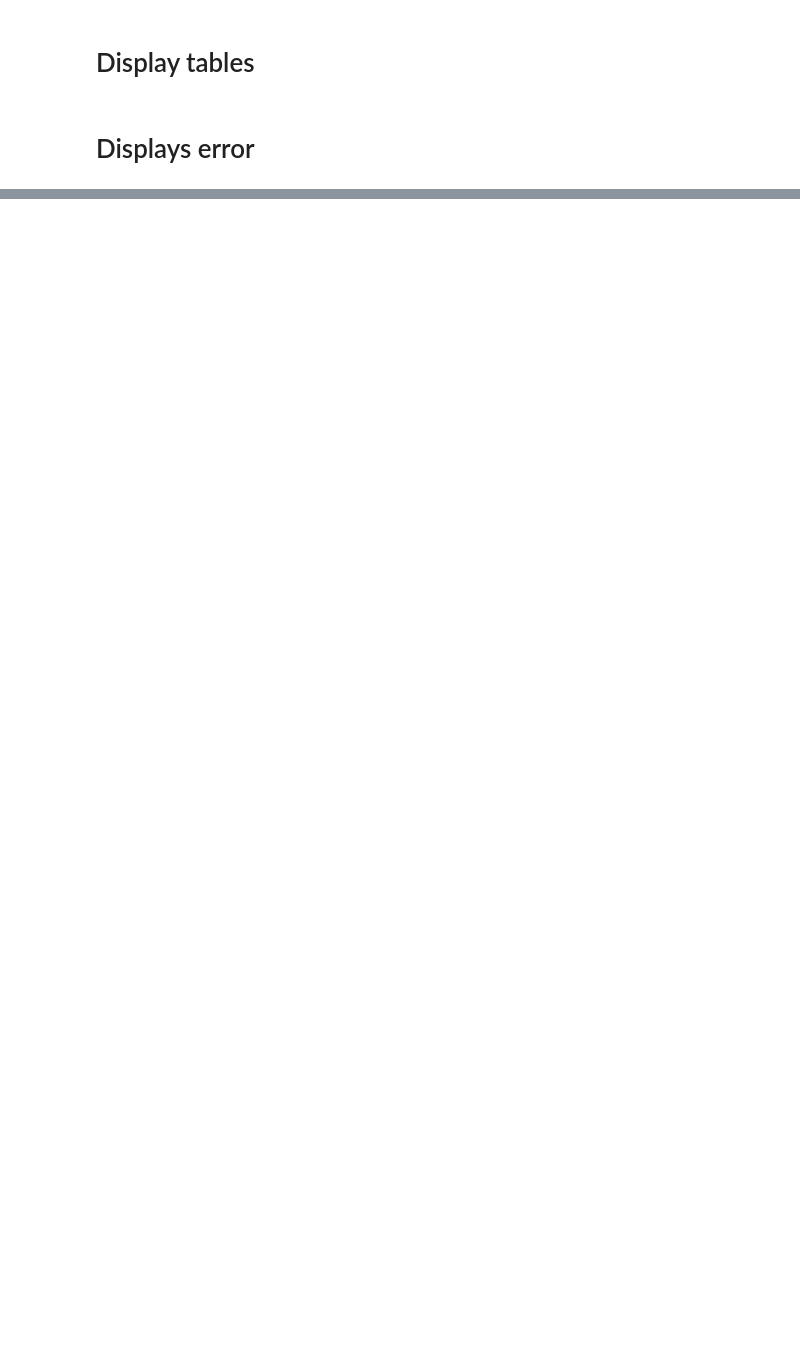
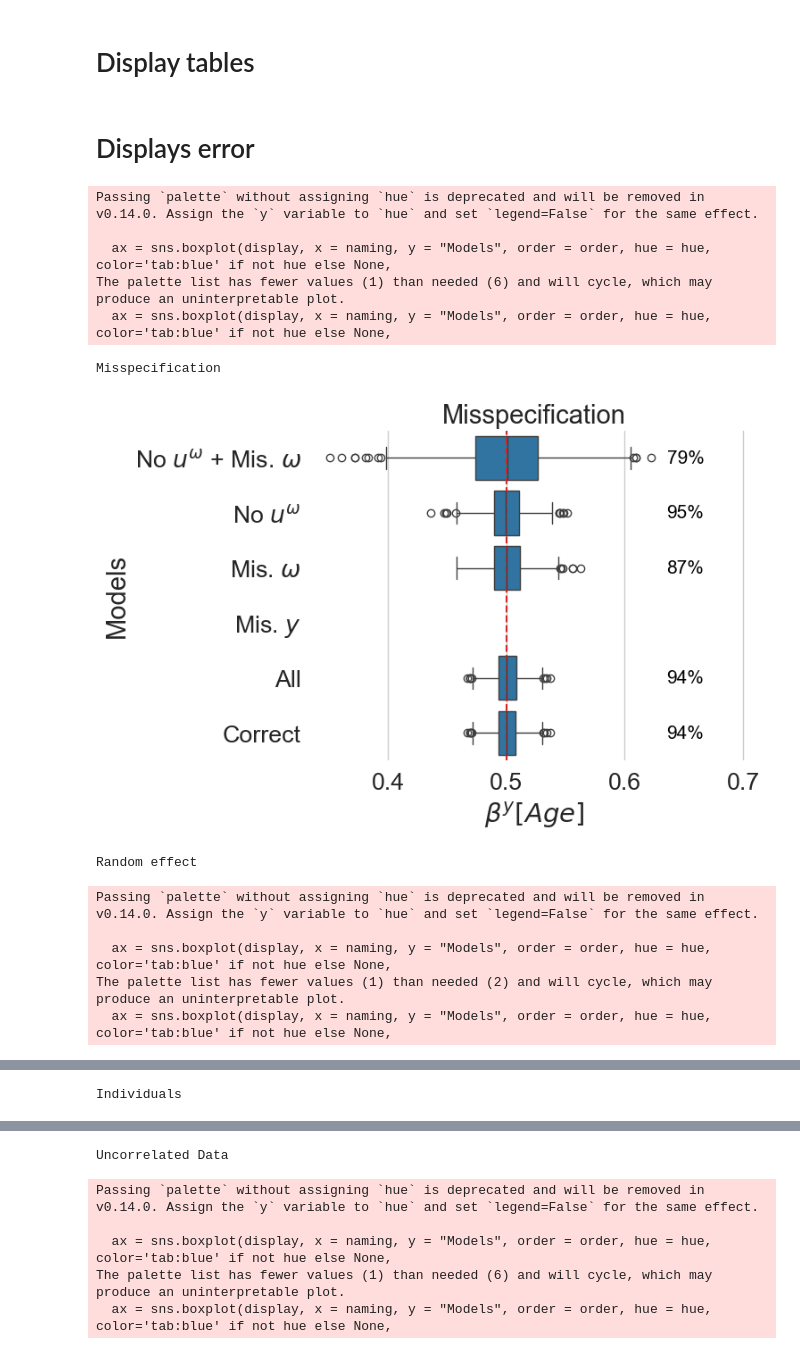
Before and after one commit to Jeanselme/IndividualVariability, a Jupyter notebook: Analysis.ipynb, the cells around one changed output, grey strips where cells are left out. Saved outputs shown, nothing was run; the diff lists cells and outputs as text; code cells hidden in the pictures; blank space fills up the shorter version.

Commit message:
Update experiments and analysis

```diff
--- a/Analysis.ipynb
+++ b/Analysis.ipynb
@@ -106,2 +127,22 @@ ci.map(lambda x: '{:.2f} ({:.2f})'.format(np.mean(x), np.std(x)))
+# %%
+display = pd.concat({r'$SD$(' + naming + ')': std_estimate,
+                     r'$\bar{\epsilon}$(' + naming + ')': average_error,
+                     r'$\bar{CI}$(' + naming + ')': average_ci}, axis = 1)
+display.columns = display.columns.reorder_levels([1, 2, 0])
+display = display.sort_index(axis=1, level=[0, 1])
+
+for experiment in display.columns.get_level_values(0).unique():
+    save = display[experiment].dropna()
+    if len(save.columns.get_level_values(0).unique()) == 1:
+        save = save.droplevel(0, axis = 1)
+    else:
+        save = save.stack(level=0)
+        save.index = save.index.reorder_levels([1, 0])
+        save = save.sort_index()
+    save = save.to_latex(float_format = '{:.3f}'.format, column_format='c' * (len(save.columns) + len(save.index.names)))
+    save = re.sub(r'\\cline\{.*?\}', r'\\midrule', save)
+    save = re.sub(r'\\multirow\[t\]', r'\\multirow[c]', save).replace('.000000', '').replace('00000', '')
+    with open('images/{}/{}.tex'.format(experiment, parameter), 'w') as f:
+        f.write(save)
 # %% [markdown]
 # Displays error
@@ -110,50 +149,79 @@ display[parameter]
 # %%
 for simulation in estimates.columns.get_level_values(0).unique():
+	print(simulation)
 	shift = 0.025
-	if simulation != 'Individuals' and simulation != 'Points':
+	if (simulation == 'Individuals' or simulation == 'Points') and (parameter == 'b_age'):
+		display = estimates[simulation]
+	else:
 		display = estimates[simulation][estimates.index != 'LMM']
-	else:
-		display = estimates[simulation]
+
 	display = display.dropna()
+
+	if len(display)	== 0:
+		print(f'No data for {simulation}')
+		continue
 
 	order = [m for m in models.values() if m in display.index.unique()][::-1]
 	hue = simulation if len(display.columns) > 1 else None
 
-	# Transform in long format
-	display = display.apply(pd.Series.explode).melt(var_name = simulation, value_name = naming, ignore_index = False).reset_index()
-	display = display if hue else display.drop(simulation, axis = 1)
-	ax = sns.boxplot(display, x = naming, y = "Models", order = order, hue = hue, color='tab:blue' if not hue else None)
+	# Transform in long format (do not repeat data, index is uninformative)
+	if hue:
+		columns = []
+		for column in display.columns:
+			columns.append(display[column].explode())
+		display = pd.concat(columns, axis = 1).melt(var_name = hue, value_name = naming, ignore_index = False).reset_index()
+	else:
+		display = display.apply(pd.Series.explode).melt(var_name = simulation, value_name = naming, ignore_index = False).reset_index()
+		display = display.drop(simulation, axis = 1)
+
+	ax = sns.boxplot(display, x = naming, y = "Models", order = order, hue = hue, color='tab:blue' if not hue else None,
+				     palette = sns.color_palette() if hue else ['tab:blue'])
 
 	yticks = ax.get_yticks()
 	if simulation in display.columns:
 		hue_values = display[simulation].unique()
 		summary_values = display.groupby(["Models", simulation]).max()
 		# Extract box positions
 		box_positions = {}
 		for i, m in enumerate(order):
 			for j, h in enumerate(hue_values):
-					offset = (j - (len(hue_values) - 1) / 2) * 0.2  # Adjust for hue groups
+					offset = (j - (len(hue_values) - 1) / 2) / len(hue_values) # Adjust for hue groups
 					box_positions[(m, h)] = yticks[i] + offset
 	else:
 		summary_values = display.groupby(["Models"]).max()
 		# Extract box positions
 		box_positions = {}
 		for i, m in enumerate(order):
 			box_positions[(m, -1)] = yticks[i]
 
 	# Annotate at the right end of each box
 	for m, h in box_positions.keys():
 		val = np.mean(coverage[simulation, h].loc[m])
 		if ~np.isnan(val):
-			ax.text(display[naming].max(), box_positions[(m, h)], f'{val:.0%}', ha='left',
+			ax.text(min(display[naming].max(), 2.05), box_positions[(m, h)], f'{val:.0%}', ha='left',
 					fontsize=15, va='center', color='black',
 					backgroundcolor='white')
 
-	plt.xlim(max(0, ax.get_xlim()[0]), max(display[naming].max() + shift * 3, ax.get_xlim()[1]))
+	plt.xlim(max(0, ax.get_xlim()[0]), min(max(display[naming].max() + shift * 3, ax.get_xlim()[1]), 2.05 + shift * 3))
 	plt.axvline(value, color = 'tab:red', linestyle = '--')
 	if hue:
-		plt.legend(title = simulation, loc='center left', bbox_to_anchor=(1, 0.5))
+		plt.legend(title = simulation, loc='center left', bbox_to_anchor=(1.1, 0.5))
 
 	plt.title(simulation)
-	plt.savefig('images/{}/{}.png'.format(simulation, naming), bbox_inches='tight')
+	os.makedirs('images/{}'.format(simulation), exist_ok=True)
+	plt.savefig('images/{}/{}.png'.format(simulation, parameter), bbox_inches='tight')
 	plt.show()
+# %% [output]
+Passing `palette` without assigning `hue` is deprecated and will be removed in v0.14.0. Assign the `y` variable to `hue` and set `legend=False` for the same effect.
+
+  ax = sns.boxplot(display, x = naming, y = "Models", order = order, hue = hue, color='tab:blue' if not hue else None,
+The palette list has fewer values (1) than needed (6) and will cycle, which may produce an uninterpretable plot.
+  ax = sns.boxplot(display, x = naming, y = "Models", order = order, hue = hue, color='tab:blue' if not hue else None,
+Misspecification
+[figure, added]
+Random effect
+Passing `palette` without assigning `hue` is deprecated and will be removed in v0.14.0. Assign the `y` variable to `hue` and set `legend=False` for the same effect.
+
+  ax = sns.boxplot(display, x = naming, y = "Models", order = order, hue = hue, color='tab:blue' if not hue else None,
+The palette list has fewer values (1) than needed (2) and will cycle, which may produce an uninterpretable plot.
+  ax = sns.boxplot(display, x = naming, y = "Models", order = order, hue = hue, color='tab:blue' if not hue else None,
@@ -159,0 +229 @@ for simulation in estimates.columns.get_level_values(0).unique():
+Individuals
@@ -159,0 +231,6 @@ for simulation in estimates.columns.get_level_values(0).unique():
+Uncorrelated Data
+Passing `palette` without assigning `hue` is deprecated and will be removed in v0.14.0. Assign the `y` variable to `hue` and set `legend=False` for the same effect.
+
+  ax = sns.boxplot(display, x = naming, y = "Models", order = order, hue = hue, color='tab:blue' if not hue else None,
+The palette list has fewer values (1) than needed (6) and will cycle, which may produce an uninterpretable plot.
+  ax = sns.boxplot(display, x = naming, y = "Models", order = order, hue = hue, color='tab:blue' if not hue else None,
```
Also changed, not shown: parts of 9 cells of this notebook, 1 other file.
